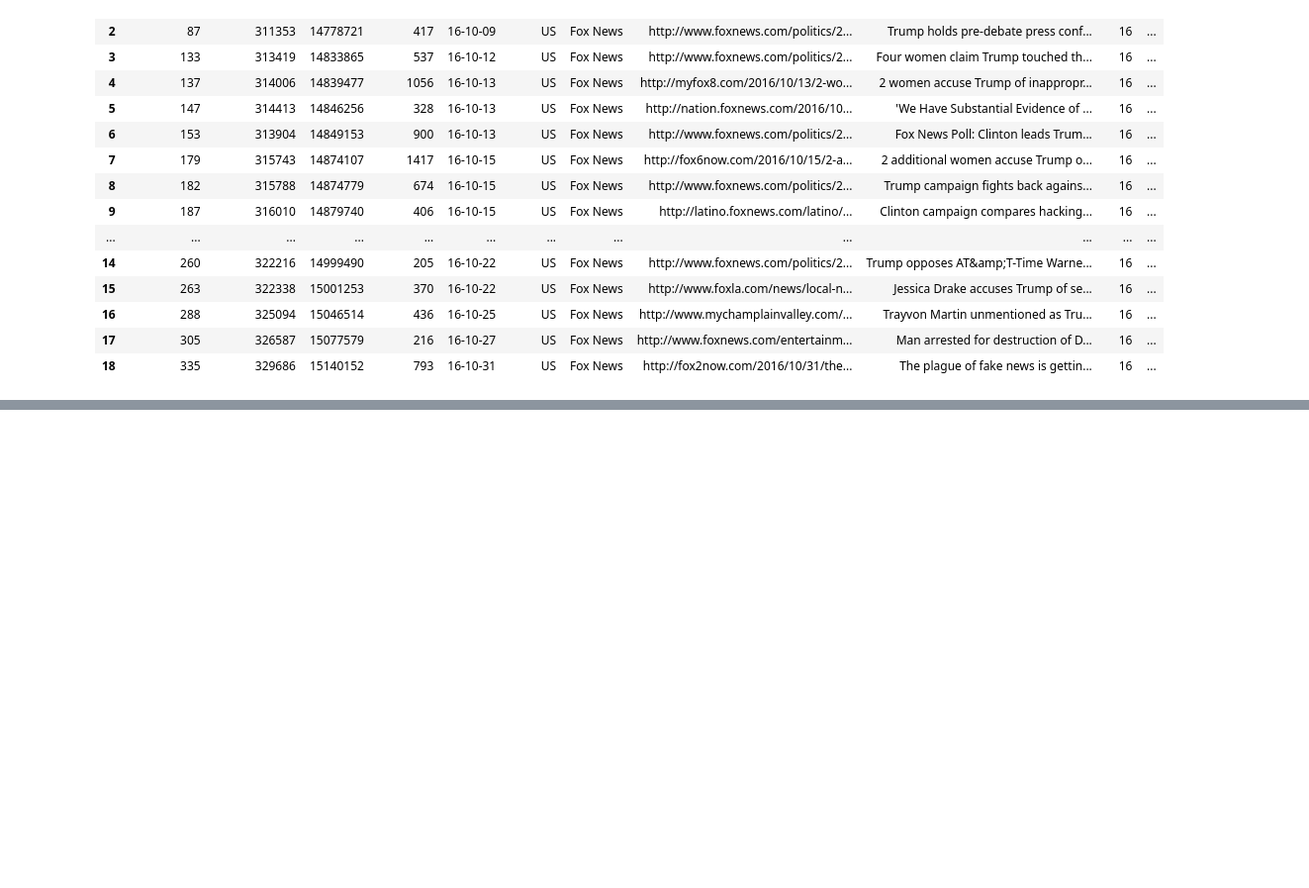
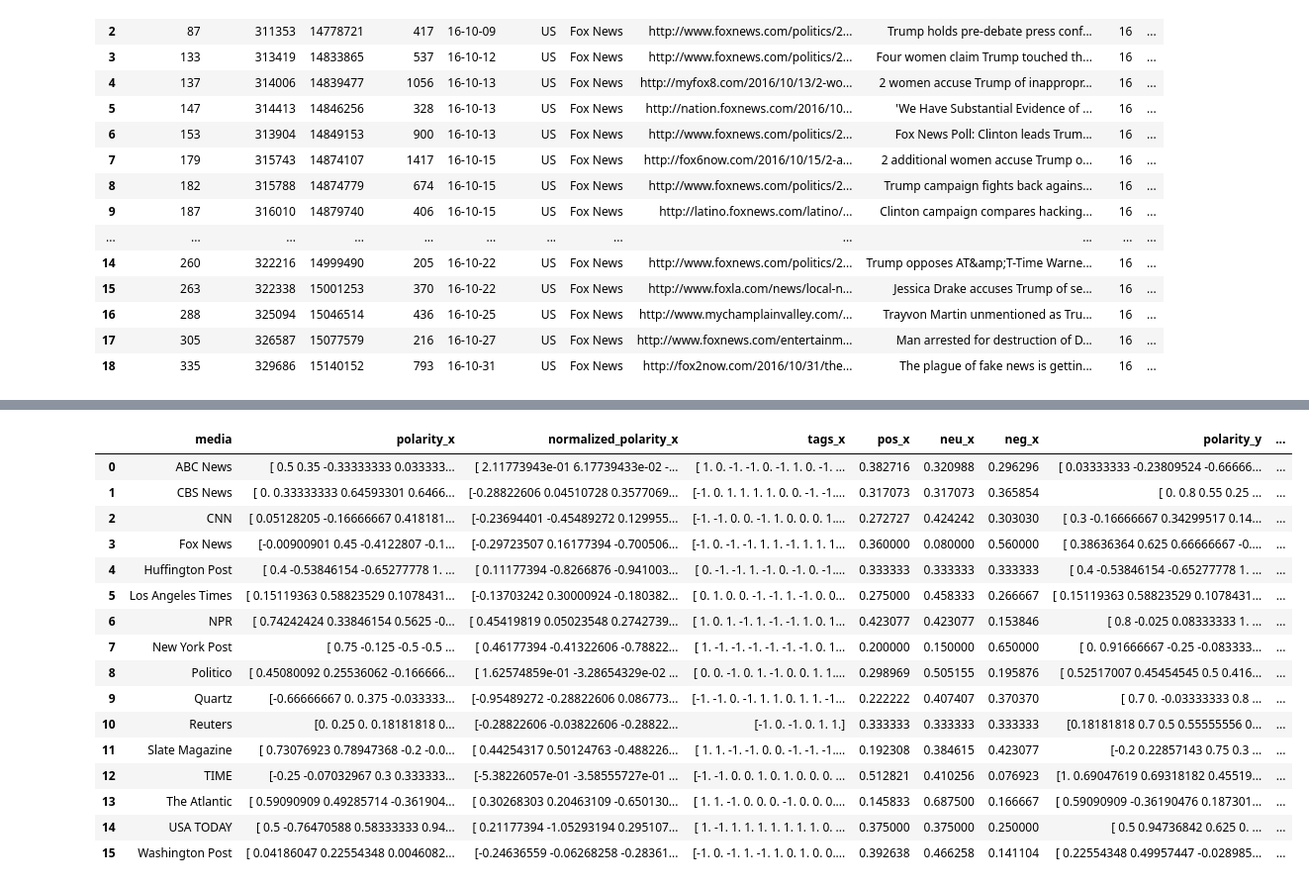
Before and after one commit to TRUMANCFY/DataStory, a Jupyter notebook: Untitled.ipynb, the cells around one changed output, grey strips where cells are left out. Shown at 99% size. Saved outputs shown, nothing was run; the diff lists cells and outputs as text; code cells hidden in the pictures; blank space fills up the shorter version.

```diff
--- a/Untitled.ipynb
+++ b/Untitled.ipynb
@@ -291,0 +332,2 @@ fox_daily
+# %%
+clinton = pd.read_csv('data_clinton.csv')
@@ -291,0 +373,4 @@ fox_daily
+# %%
+trump = pd.read_csv('data_trump.csv')
+# %%
+trump_clinton = trump.merge(clinton, on='media')
@@ -291,0 +457,20 @@ fox_daily
+# %%
+trump_clinton
+# %% [output]
+|  | media | polarity_x | normalized_polarity_x | tags_x | pos_x | neu_x | neg_x | polarity_y | ... |
+| 0 | ABC News | [ 0.5 0.35 -0.33333333 0.033333... | [ 2.11773943e-01 6.17739433e-02 -... | [ 1. 0. -1. -1. 0. -1. 1. 0. -1. ... | 0.382716 | 0.320988 | 0.296296 | [ 0.03333333 -0.23809524 -0.66666... | ... |
+| 1 | CBS News | [ 0. 0.33333333 0.64593301 0.6466... | [-0.28822606 0.04510728 0.3577069... | [-1. 0. 1. 1. 1. 1. 0. 0. -1. -1.... | 0.317073 | 0.317073 | 0.365854 | [ 0. 0.8 0.55 0.25 ... | ... |
+| 2 | CNN | [ 0.05128205 -0.16666667 0.418181... | [-0.23694401 -0.45489272 0.129955... | [-1. -1. 0. 0. -1. 1. 0. 0. 0. 1.... | 0.272727 | 0.424242 | 0.303030 | [ 0.3 -0.16666667 0.34299517 0.14... | ... |
+| 3 | Fox News | [-0.00900901 0.45 -0.4122807 -0.1... | [-0.29723507 0.16177394 -0.700506... | [-1. 0. -1. -1. 1. 1. -1. 1. 1. 1... | 0.360000 | 0.080000 | 0.560000 | [ 0.38636364 0.625 0.66666667 -0.... | ... |
+| 4 | Huffington Post | [ 0.4 -0.53846154 -0.65277778 1. ... | [ 0.11177394 -0.8266876 -0.941003... | [ 0. -1. -1. 1. -1. 0. -1. 0. -1.... | 0.333333 | 0.333333 | 0.333333 | [ 0.4 -0.53846154 -0.65277778 1. ... | ... |
+| 5 | Los Angeles Times | [ 0.15119363 0.58823529 0.1078431... | [-0.13703242 0.30000924 -0.180382... | [ 0. 1. 0. 0. -1. -1. 1. -1. 0. 0... | 0.275000 | 0.458333 | 0.266667 | [ 0.15119363 0.58823529 0.1078431... | ... |
+| 6 | NPR | [ 0.74242424 0.33846154 0.5625 -0... | [ 0.45419819 0.05023548 0.2742739... | [ 1. 0. 1. -1. 1. -1. -1. 1. 0. 1... | 0.423077 | 0.423077 | 0.153846 | [ 0.8 -0.025 0.08333333 1. ... | ... |
+| 7 | New York Post | [ 0.75 -0.125 -0.5 -0.5 ... | [ 0.46177394 -0.41322606 -0.78822... | [ 1. -1. -1. -1. -1. -1. -1. 0. 1... | 0.200000 | 0.150000 | 0.650000 | [ 0. 0.91666667 -0.25 -0.083333... | ... |
+| 8 | Politico | [ 0.45080092 0.25536062 -0.166666... | [ 1.62574859e-01 -3.28654329e-02 ... | [ 0. 0. -1. 0. 1. -1. 0. 0. 1. 1.... | 0.298969 | 0.505155 | 0.195876 | [ 0.52517007 0.45454545 0.5 0.416... | ... |
+| 9 | Quartz | [-0.66666667 0. 0.375 -0.033333... | [-0.95489272 -0.28822606 0.086773... | [-1. -1. 0. -1. 1. 1. 0. 1. 1. -1... | 0.222222 | 0.407407 | 0.370370 | [ 0.7 0. -0.03333333 0.8 ... | ... |
+| 10 | Reuters | [0. 0.25 0. 0.18181818 0... | [-0.28822606 -0.03822606 -0.28822... | [-1. 0. -1. 0. 1. 1.] | 0.333333 | 0.333333 | 0.333333 | [0.18181818 0.7 0.5 0.55555556 0... | ... |
+| 11 | Slate Magazine | [ 0.73076923 0.78947368 -0.2 -0.0... | [ 0.44254317 0.50124763 -0.488226... | [ 1. 1. -1. -1. 0. 0. -1. -1. -1.... | 0.192308 | 0.384615 | 0.423077 | [-0.2 0.22857143 0.75 0.3 ... | ... |
+| 12 | TIME | [-0.25 -0.07032967 0.3 0.333333... | [-5.38226057e-01 -3.58555727e-01 ... | [-1. -1. 0. 0. 1. 0. 1. 0. 0. 0. ... | 0.512821 | 0.410256 | 0.076923 | [1. 0.69047619 0.69318182 0.45519... | ... |
+| 13 | The Atlantic | [ 0.59090909 0.49285714 -0.361904... | [ 0.30268303 0.20463109 -0.650130... | [ 1. 1. -1. 0. 0. 0. -1. 0. 0. 0.... | 0.145833 | 0.687500 | 0.166667 | [ 0.59090909 -0.36190476 0.187301... | ... |
+| 14 | USA TODAY | [ 0.5 -0.76470588 0.58333333 0.94... | [ 0.21177394 -1.05293194 0.295107... | [ 1. -1. 1. 1. 1. 1. 1. 1. 1. 0. ... | 0.375000 | 0.375000 | 0.250000 | [ 0.5 0.94736842 0.625 0. ... | ... |
+| 15 | Washington Post | [ 0.04186047 0.22554348 0.0046082... | [-0.24636559 -0.06268258 -0.28361... | [-1. 0. -1. 1. -1. 1. 0. 1. 0. 0.... | 0.392638 | 0.466258 | 0.141104 | [ 0.22554348 0.49957447 -0.028985... | ... |
```
Also changed, not shown: parts of 12 cells of this notebook, 9 other files.
